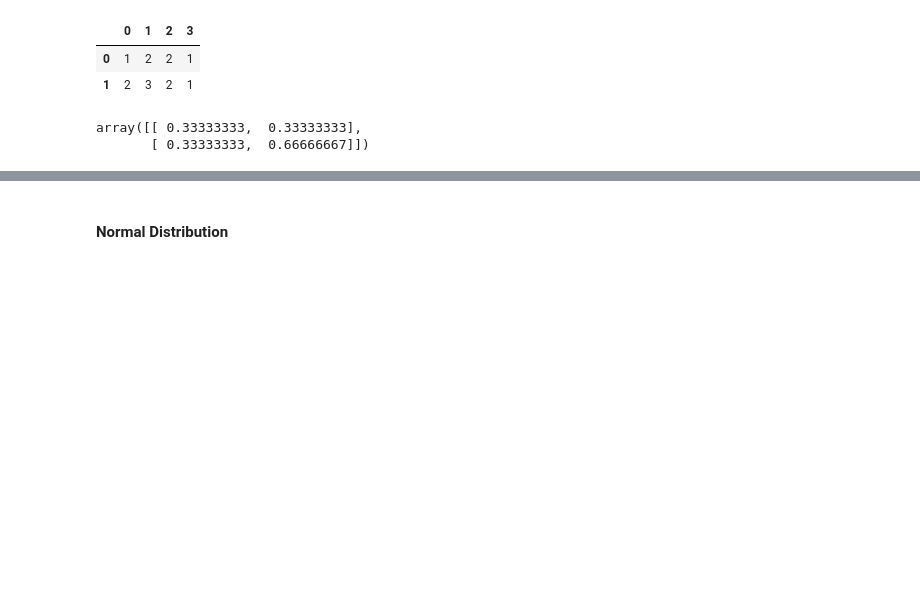
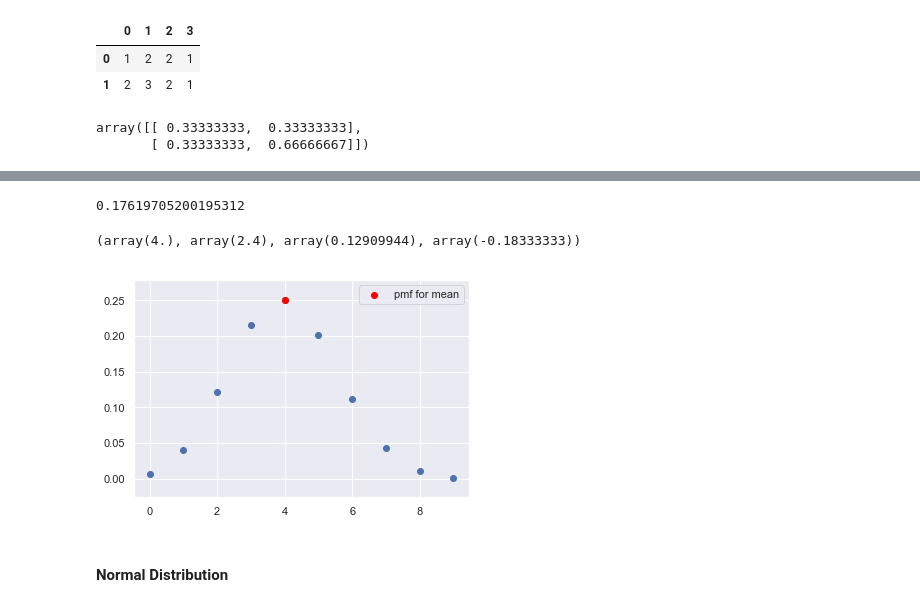
Before and after one commit to mayankkaizen/jupyter-notebooks, a Jupyter notebook: Math for ML.ipynb, the cells around one changed output, grey strips where cells are left out. Drawn from its saved outputs; the diff is of its cells as text; code cells hidden in the pictures; blank space fills up the shorter version.

```diff
--- a/Math for ML.ipynb
+++ b/Math for ML.ipynb
@@ -405,3 +480,29 @@ array([[ 0.33333333,  0.33333333],
+# %%
+from scipy.special import factorial
+ff = factorial(20)/((factorial(10)**2))
+ff*((.5)**20) # for k = 20, p =.5 the value of pmf
+# %% [output]
+0.17619705200195312
+# %%
+from scipy.stats import binom
+n, p =  10, .4
+
+mean, var, skew, kurt = binom.stats(n, p, moments = 'mvsk')
+mean, var, skew, kurt
+# %% [output]
+(array(4.), array(2.4), array(0.12909944), array(-0.18333333))
+# %%
+%matplotlib inline
+import matplotlib.pyplot as plt
+import seaborn as sns
+sns.set()
+x = list(range(10))
+
+plt.scatter(x, binom.pmf(x,n,p))
+plt.scatter(mean, binom.pmf(mean,n,p), c = 'red', label = 'pmf for mean')
+plt.legend();
+# %% [output]
+[figure, added]
 # %% [markdown]
 #### Normal Distribution
 # %%
```
Also changed, not shown: parts of 27 cells of this notebook, 15 other files.
